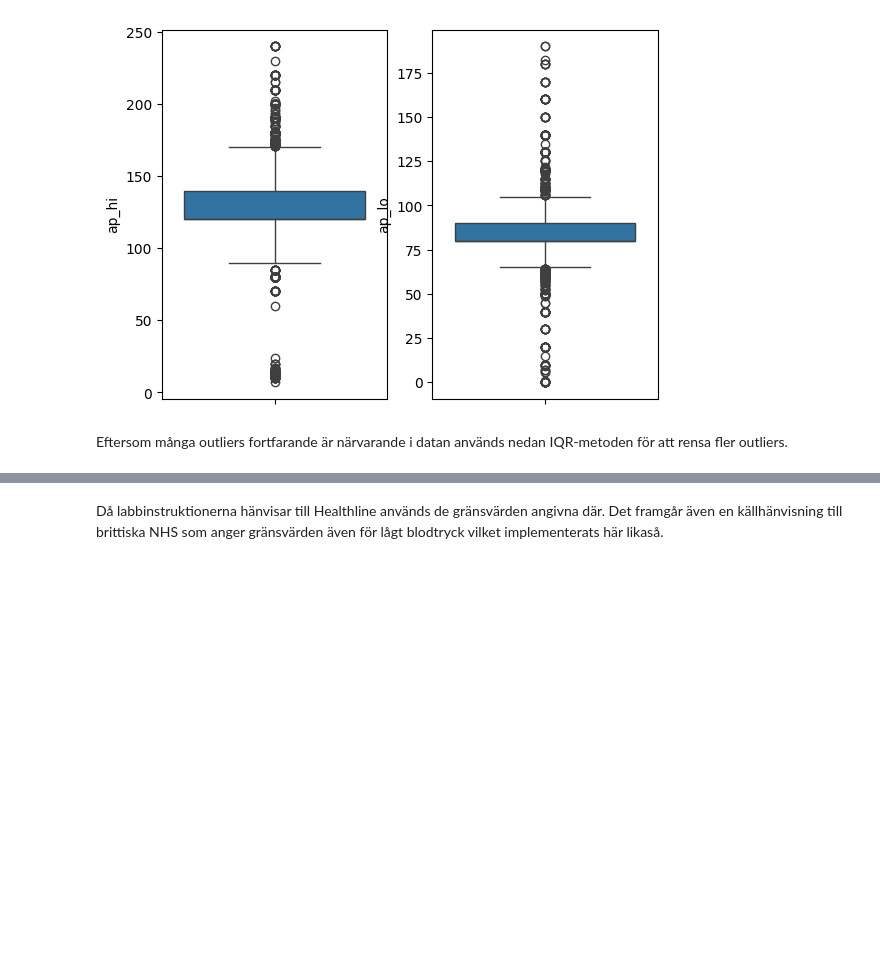
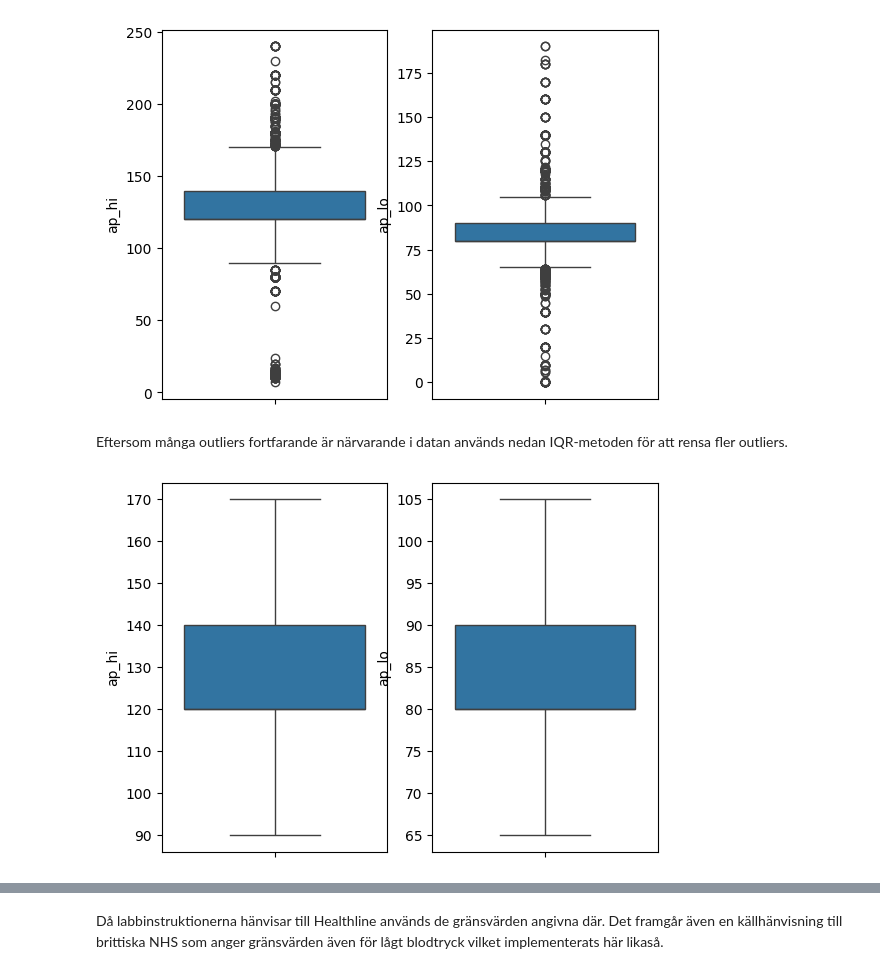
Before and after one commit to AlbotGoodman/machine-learning, a Jupyter notebook: lab/draft.ipynb, the cells around one changed output, grey strips where cells are left out. Drawn from its saved outputs; the diff is of its cells as text; code cells hidden in the pictures; blank space fills up the shorter version.

```diff
--- a/lab/draft.ipynb
+++ b/lab/draft.ipynb
@@ -93,8 +94,10 @@ Eftersom många outliers fortfarande är närvarande i datan används nedan IQR-
 # %%
-# fig, ax = plt.subplots(1, 2)
-# sns.boxplot(data=df, y="ap_hi", ax=ax[0])
-# sns.boxplot(data=df, y="ap_lo", ax=ax[1])
-# plt.show()
+fig, ax = plt.subplots(1, 2)
+sns.boxplot(data=df, y="ap_hi", ax=ax[0])
+sns.boxplot(data=df, y="ap_lo", ax=ax[1])
+plt.show()
+# %% [output]
+[figure, added]
 # %%
 bp_conditions = [
     (df["ap_hi"] <= 90) | (df["ap_lo"] <= 60), # with outlier I need | instead of & otherwise I get unknown values
```
Also changed, not shown: parts of 12 cells of this notebook.
